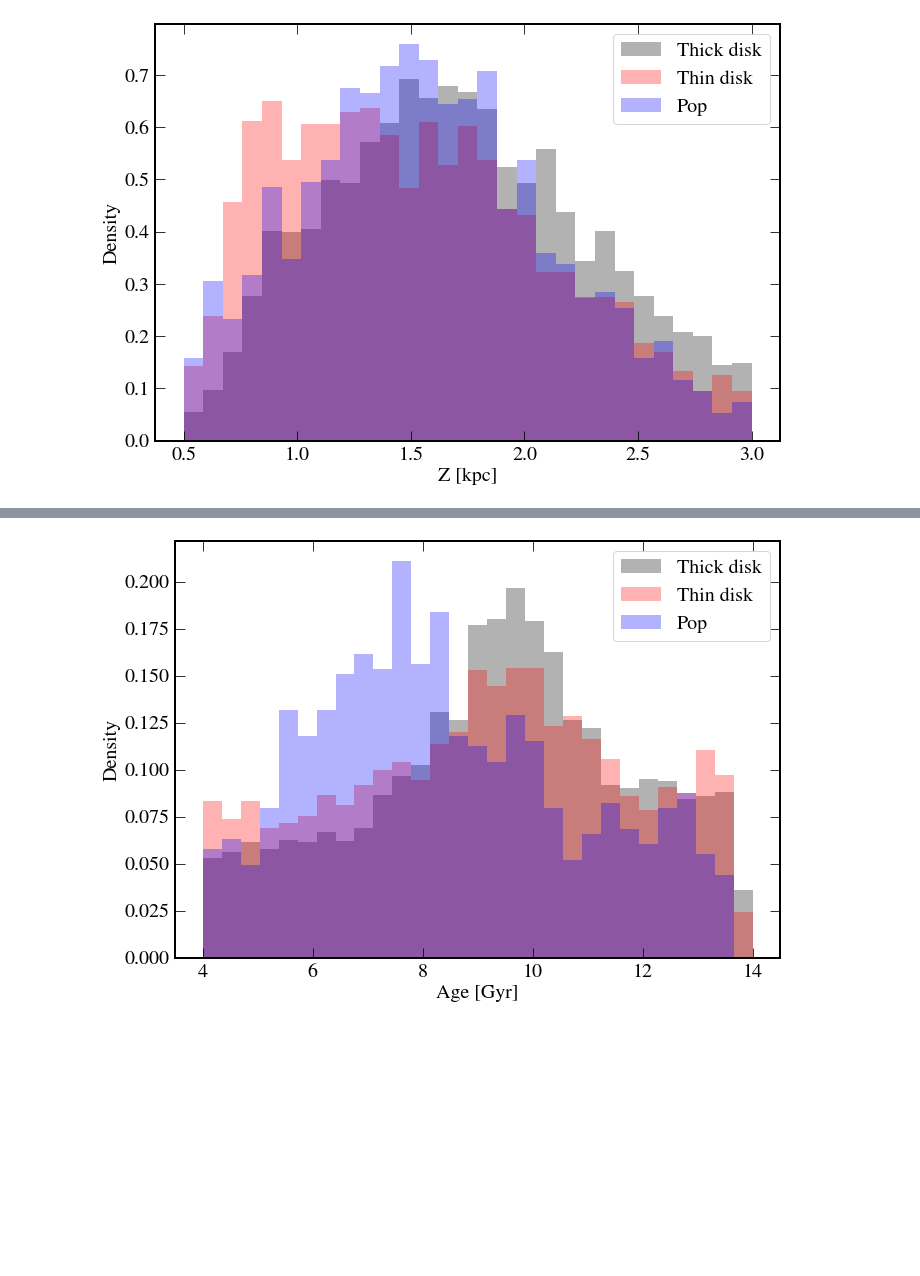
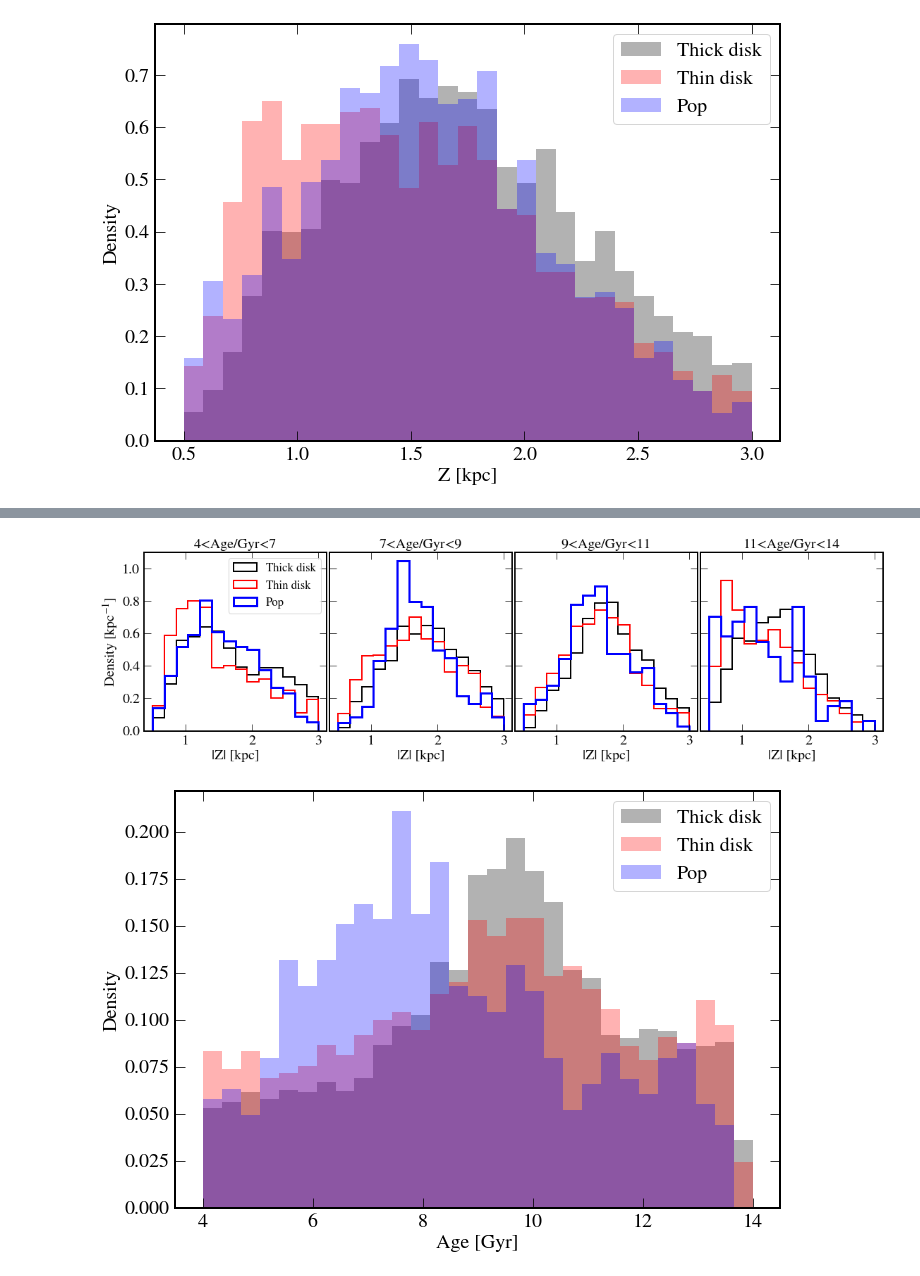
Before and after one commit to abonaca/mw_timing, a Jupyter notebook: notebooks/properties_noageprior.ipynb, the cells around one changed output, grey strips where cells are left out. Cells and saved outputs as stored; diff of their text form; code cells hidden in the pictures; blank space fills up the shorter version.

```diff
--- a/notebooks/properties_noageprior.ipynb
+++ b/notebooks/properties_noageprior.ipynb
@@ -102,3 +113,32 @@ plt.tight_layout()
+# %%
+ind_safeage = (t['logg']>3.8) & (t['logg']<4.3)
+zbins = np.linspace(0.5,3,15)
+agelims = [4,7,9,11,14]
+age = 10**t['logAge']*1e-9
+
+fig, ax = plt.subplots(1,4,figsize=(16,5), sharex=True, sharey=True)
+
+for e in range(4):
+    plt.sca(ax[e])
+    ind = (age>agelims[e]) & (age<agelims[e+1])
+
+    plt.hist(np.abs(t['Z_gal'])[ind_thick & ind], bins=zbins, color='k', density=True, label='Thick disk',
+            histtype='step', lw=2)
+    plt.hist(np.abs(t['Z_gal'])[ind_thin & ind], bins=zbins, color='r', density=True, label='Thin disk',
+            histtype='step', lw=2)
+    plt.hist(np.abs(t['Z_gal'])[ind_trap & ind], bins=zbins, color='b', density=True, label='Pop',
+            histtype='step', lw=3)
+
+    plt.xlabel('|Z| [kpc]')
+    plt.title('{:.0f}<Age/Gyr<{:.0f}'.format(agelims[e], agelims[e+1]), fontsize='medium')
+
+plt.sca(ax[0])
+plt.legend(fontsize='small')
+plt.ylabel('Density [kpc$^{-1}$]')
+plt.tight_layout(w_pad=0.2)
+plt.savefig('../plots/z_byage.png')
+# %% [output]
+[figure, added]
 # %%
 agebins = np.linspace(4,14,30)
 plt.figure(figsize=(10,7))
```
Also changed, not shown: parts of 4 cells of this notebook.
